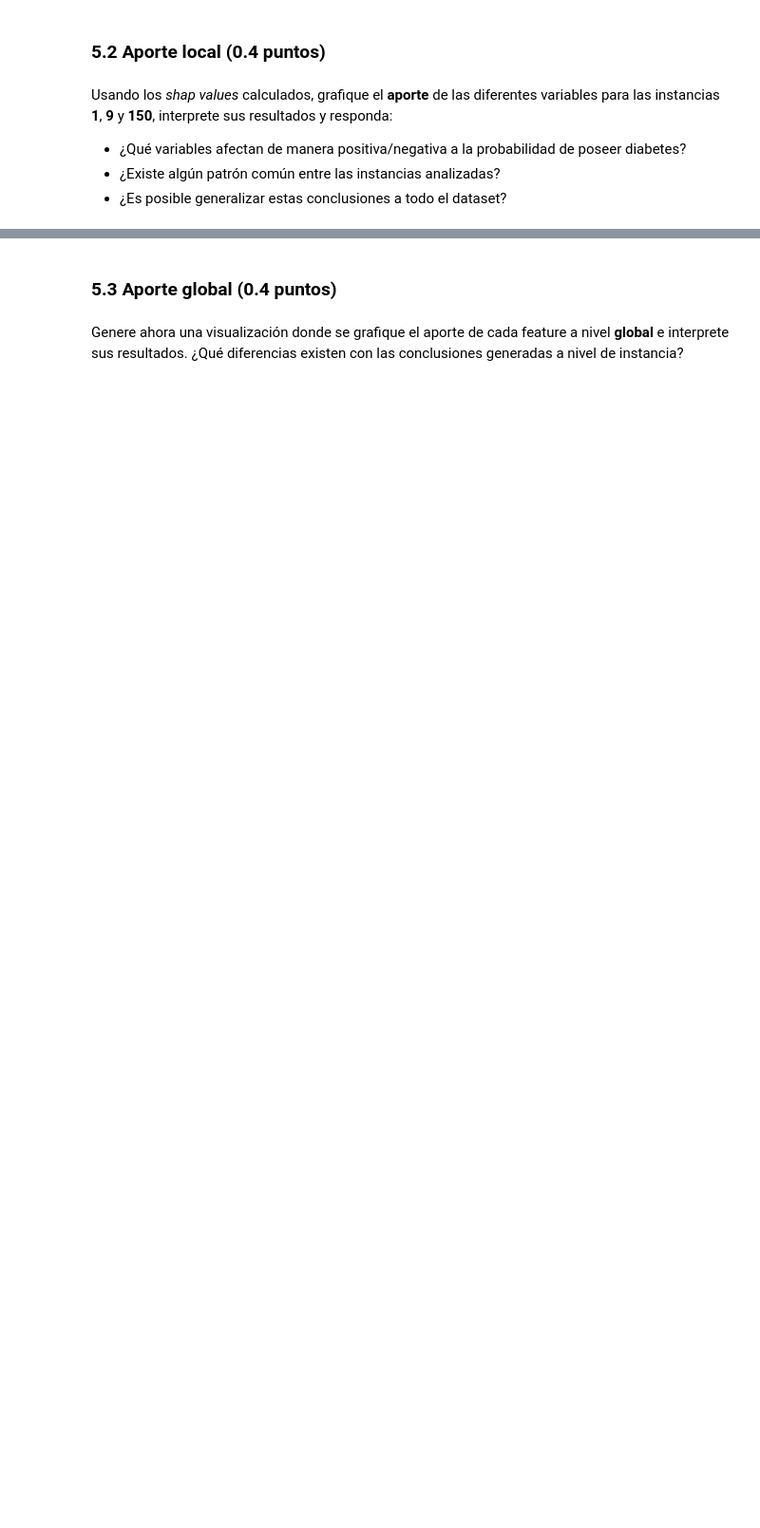
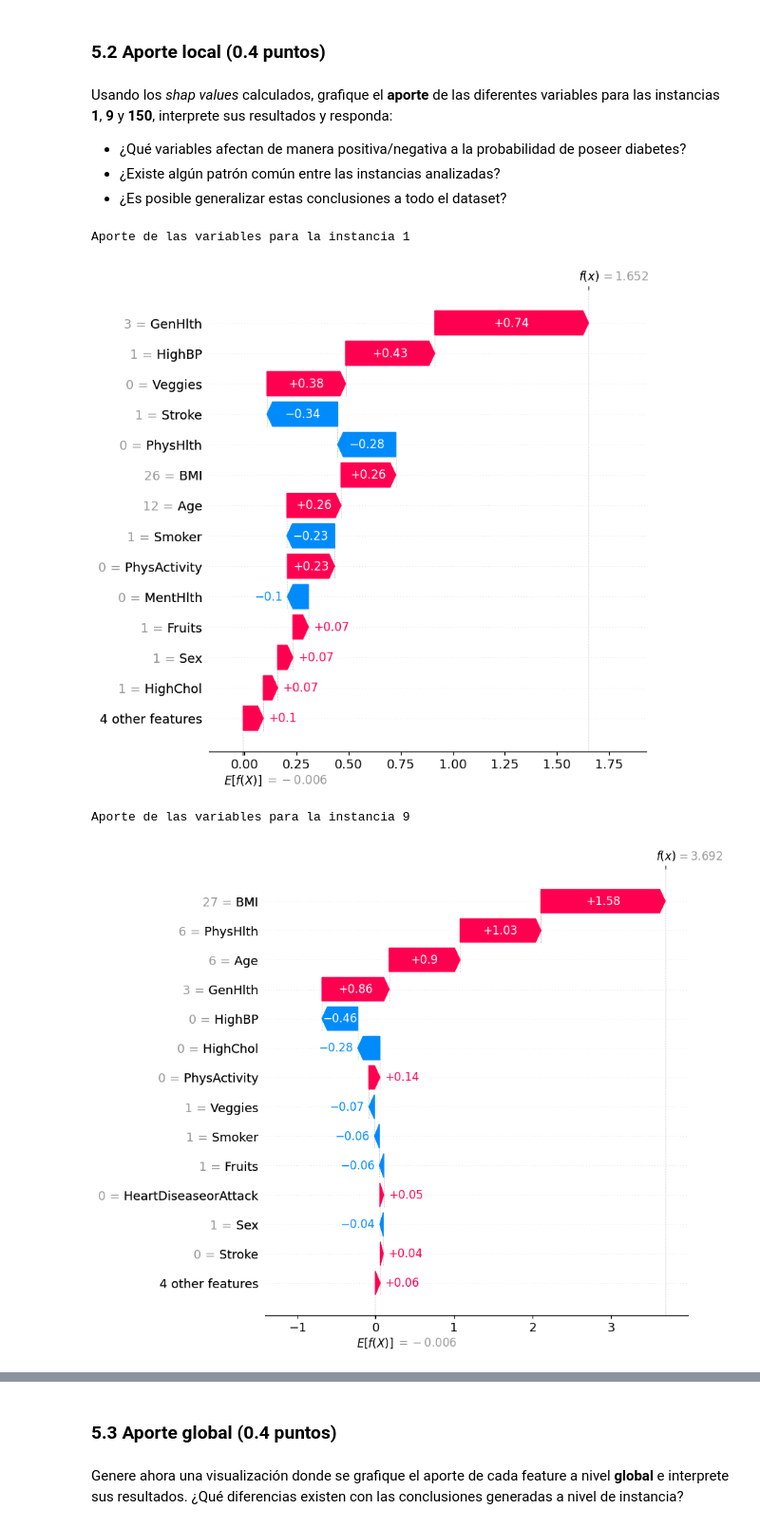
Before and after one commit to nicoacevedor/MDS7202, a Jupyter notebook: lab10/Lab10.ipynb, the cells around one changed output, grey strips where cells are left out. Shown at 95% size. Cells and saved outputs as stored; diff of their text form; code cells hidden in the pictures; blank space fills up the shorter version.

```diff
--- a/lab10/Lab10.ipynb
+++ b/lab10/Lab10.ipynb
@@ -249,0 +231,4 @@ warnings.filterwarnings("ignore", message=".*The 'nopython' keyword.*")
+# %%
+explainer = shap.TreeExplainer(predictor)
+shap_values = explainer(X)
+shap_values
@@ -258,0 +261,11 @@ Usando los *shap values* calculados, grafique el **aporte** de las diferentes va
+# %%
+instancias = [1, 9, 150]
+
+for i in instancias:
+    print(f"Aporte de las variables para la instancia {i}")
+    shap.plots.waterfall(shap_values[i], max_display=14)
+# %% [output]
+Aporte de las variables para la instancia 1
+[figure, added]
+Aporte de las variables para la instancia 9
+[figure, added]
```
Also changed, not shown: parts of 15 cells of this notebook.
